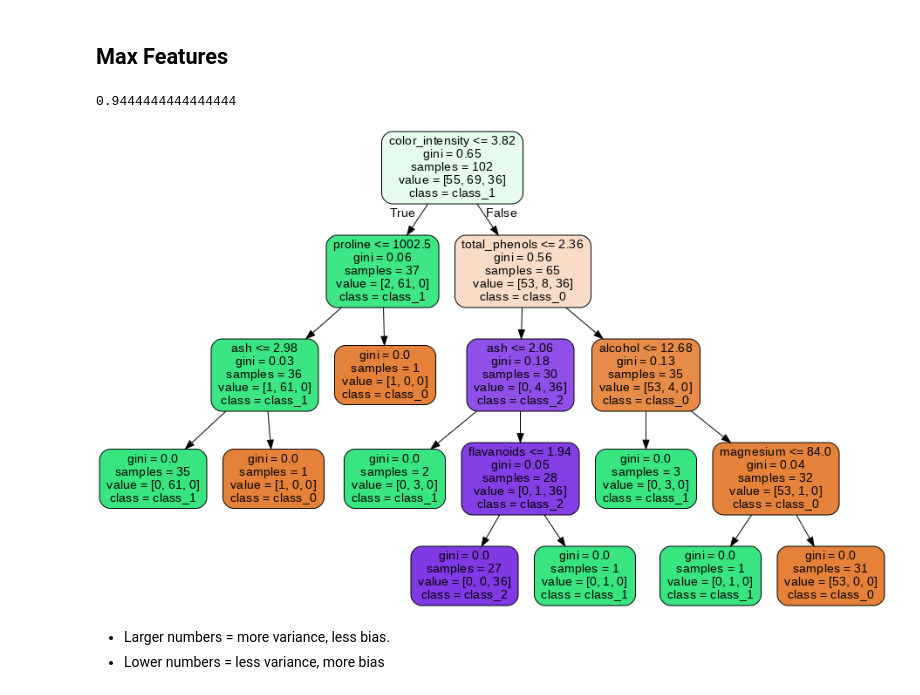
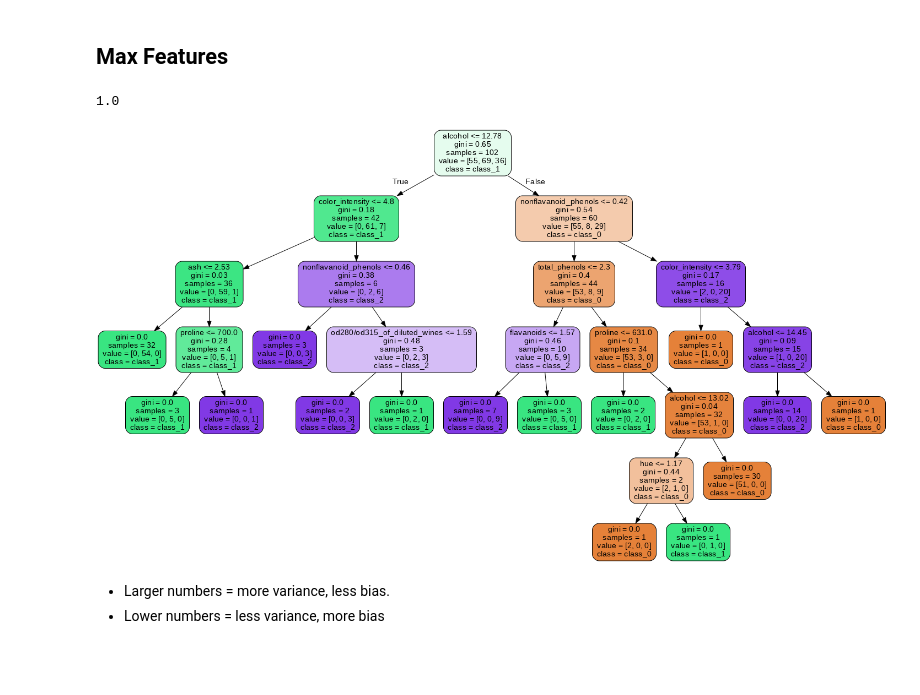
Before and after one commit to gurezende/Studying, a Jupyter notebook: Python/RandomForest/RandomForest.ipynb, the cells around one changed output. Drawn from its saved outputs; the diff is of its cells as text; code cells hidden in the pictures; blank space fills up the shorter version.

```diff
--- a/Python/RandomForest/RandomForest.ipynb
+++ b/Python/RandomForest/RandomForest.ipynb
@@ -45,34 +45,34 @@ dtype: float64
 ## Max Features
 # %%
 # Instantiate class
-rf = RandomForestClassifier(max_features=0.5, random_state=2)
+rf = RandomForestClassifier(max_features=0.15, random_state=2)
 
 # Fit the model
 rf.fit(X_train,y_train)
 
 print(rf.score(X_test, y_test))
 
 tree = rf.estimators_[99]
 
 # Export as dot file
 export_graphviz(tree,
                 out_file='tree.dot',
                 feature_names = df.feature_names,
                 class_names = df.target_names,
                 rounded = True, proportion = False,
                 precision = 2, filled = True)
 
 # Convert to png using system command (requires Graphviz)
 from subprocess import call
 call(['dot', '-Tpng', 'tree.dot', '-o', 'tree.png', '-Gdpi=72'])
 
 
 # Display in jupyter notebook
 from IPython.display import Image
 Image(filename = 'tree.png')
 # %% [output]
-0.9444444444444444
+1.0
-[figure, old version]
+[figure, new version]
 # %% [markdown]
 * Larger numbers = more variance, less bias.
 * Lower numbers =  less variance, more bias
```
Also changed, not shown: parts of 5 cells of this notebook.
